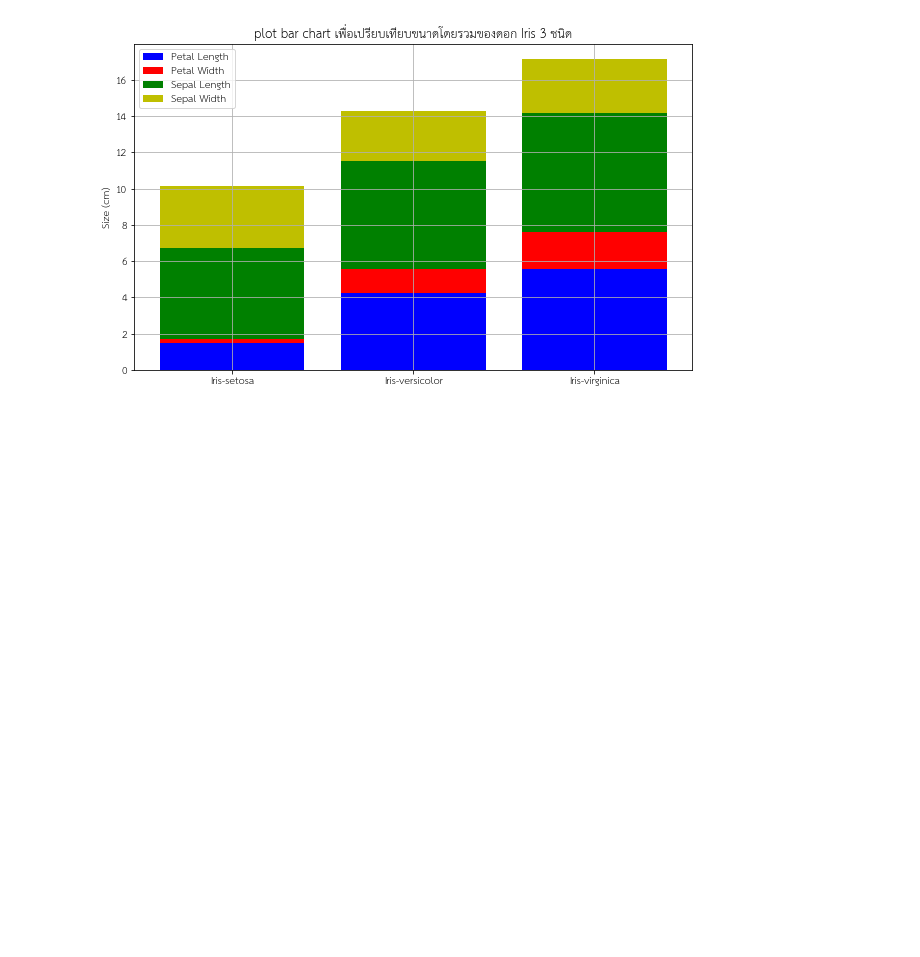
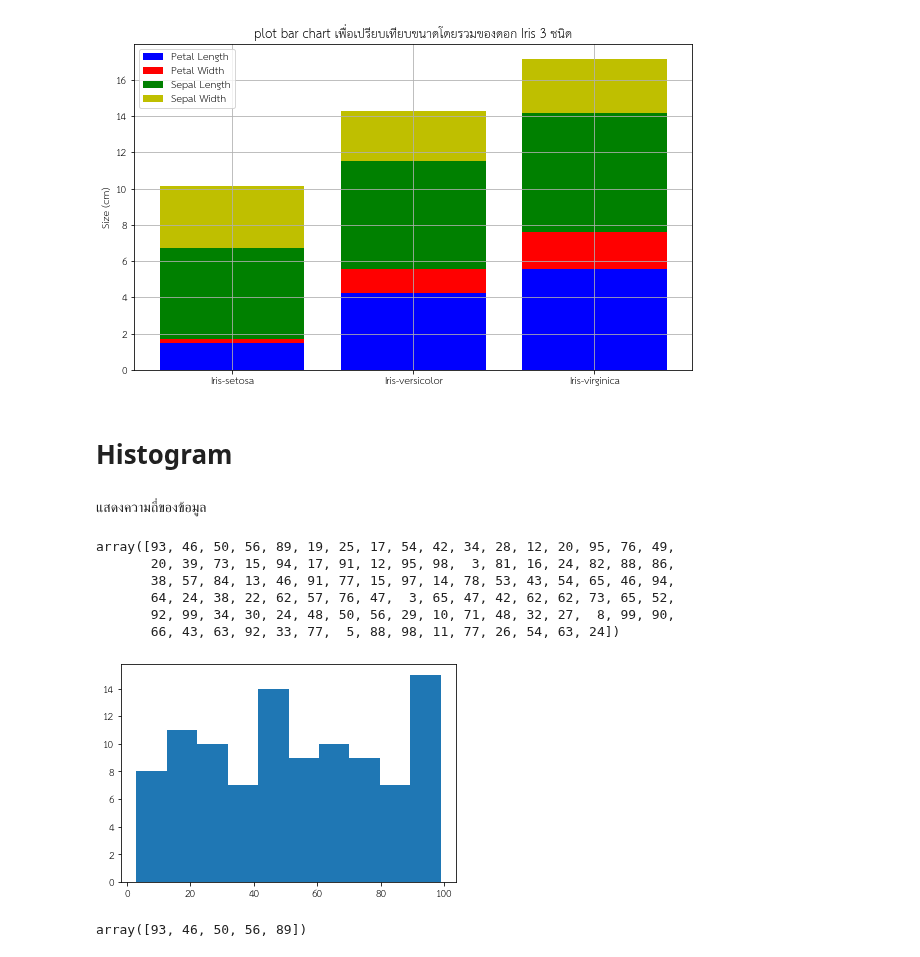
Before and after one commit to Wikanda-Hongboonmee/data_viz_2022, a Jupyter notebook: DataViz04_Data_Comparison.ipynb, the cells around one changed output. Drawn from its saved outputs; the diff is of its cells as text; code cells hidden in the pictures; blank space fills up the shorter version.

```diff
--- a/DataViz04_Data_Comparison.ipynb
+++ b/DataViz04_Data_Comparison.ipynb
@@ -326,3 +326,24 @@ plt.xticks([1,2,3],sample_data.reset_index()['Name'])   # ชื่อแกน
 plt.legend();
 # %% [output]
 [figure]
+# %% [markdown]
+# Histogram
+# %% [markdown]
+แสดงความถี่ของข้อมูล
+# %%
+np.random.seed(2022) # สุ่มด้วยเเหล่งเดียวกัน
+
+X = np.random.randint(1,101,100) # (เลขน้อยที่สุด , เลขมากที่สุด , เอากี่ตัว) เอาเลขตั้งเเต่ 1-100
+# %%
+X # เลือกตั้งเเต่ 1-100
+# %% [output]
+array([93, 46, 50, 56, 89, 19, 25, 17, 54, 42, 34, 28, 12, 20, 95, 76, 49,
+       20, 39, 73, 15, 94, 17, 91, 12, 95, 98,  3, 81, 16, 24, 82, 88, 86,
+       38, 57, 84, 13, 46, 91, 77, 15, 97, 14, 78, 53, 43, 54, 65, 46, 94,
+       64, 24, 38, 22, 62, 57, 76, 47,  3, 65, 47, 42, 62, 62, 73, 65, 52,
+       92, 99, 34, 30, 24, 48, 50, 56, 29, 10, 71, 48, 32, 27,  8, 99, 90,
+       66, 43, 63, 92, 33, 77,  5, 88, 98, 11, 77, 26, 54, 63, 24])
+# %%
+histout = plt.hist(X) # plot histogram
+# %% [output]
+[figure, added]
@@ -328,0 +354,4 @@ plt.legend();
+# %%
+X
+# %% [output]
+array([93, 46, 50, 56, 89])
```
Also changed, not shown: parts of 16 cells of this notebook.
